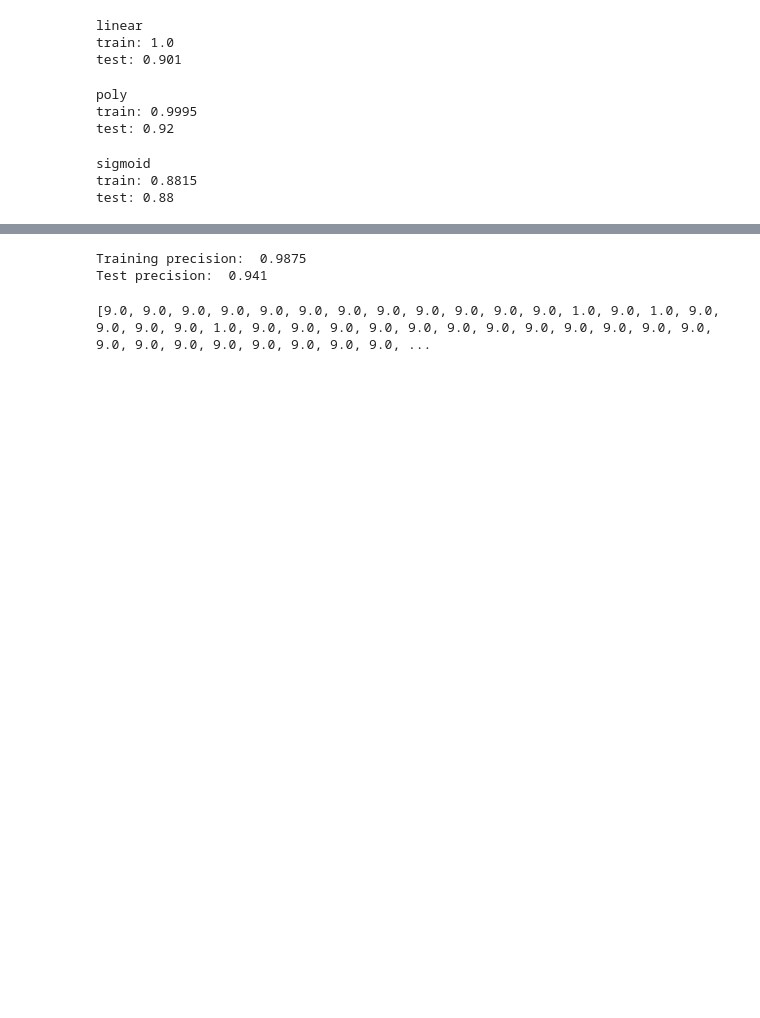
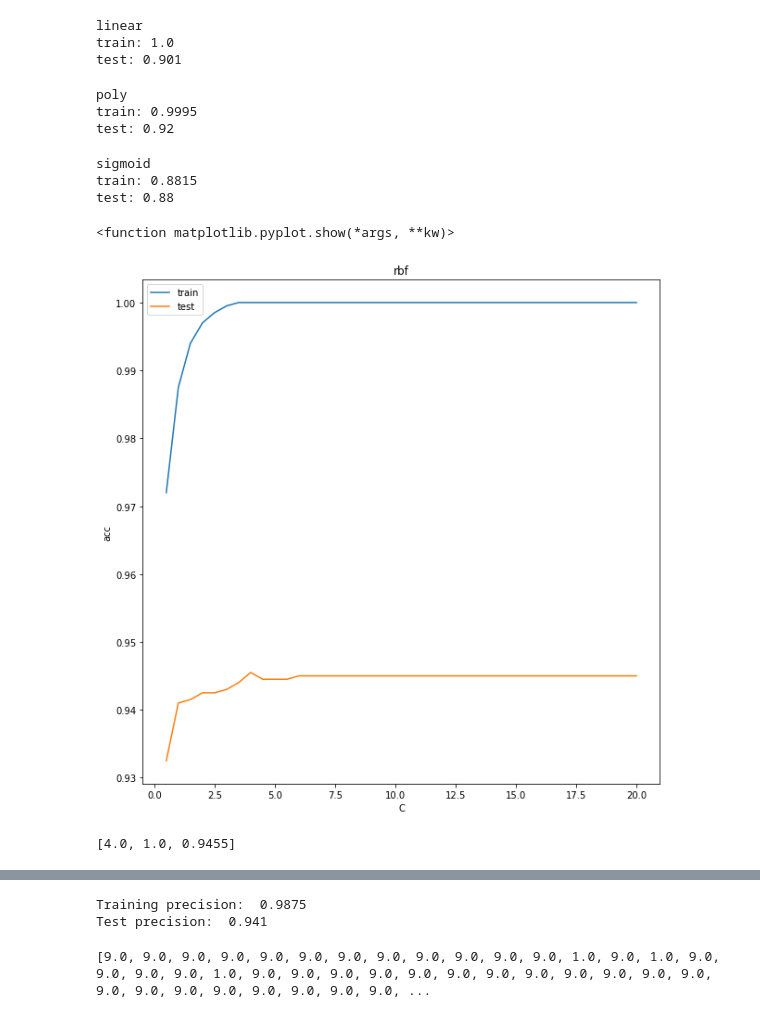
Before and after one commit to wanruu/CS5487, a Jupyter notebook: ml_svm.ipynb, the cells around one changed output, grey strips where cells are left out. Cells and saved outputs as stored; diff of their text form; code cells hidden in the pictures; blank space fills up the shorter version.

```diff
--- a/ml_svm.ipynb
+++ b/ml_svm.ipynb
@@ -75,3 +78,31 @@ print("test:", classifier.score(test_data, test_label))
 sigmoid
 train: 0.8815
 test: 0.88
+# %%
+c_rbf=[]
+train_acc_rbf=[]
+test_acc_rbf=[]
+for i in tqdm.tqdm(range(40)):
+  c=i/2+0.5
+  classifier = svm.SVC(C=c,kernel='rbf')
+  classifier.fit(train_data, train_label)
+  c_rbf.append(c)
+  train_acc_rbf.append(classifier.score(train_data, train_label))
+  test_acc_rbf.append(classifier.score(test_data, test_label))
+plt.figure(figsize=(10, 10))
+plt.plot(c_rbf,train_acc_rbf,label='train')
+plt.plot(c_rbf,test_acc_rbf,label='test')
+plt.xlabel('C')
+plt.ylabel('acc')
+plt.title('rbf')
+plt.legend()
+plt.show
+# %% [output]
+<function matplotlib.pyplot.show(*args, **kw)>
+[figure, added]
+# %%
+#rbf best c
+idx=test_acc_rbf.index(max(test_acc_rbf))
+[c_rbf[idx],train_acc_rbf[idx],max(test_acc_rbf)]
+# %% [output]
+[4.0, 1.0, 0.9455]
```
Also changed, not shown: parts of 4 cells of this notebook.
